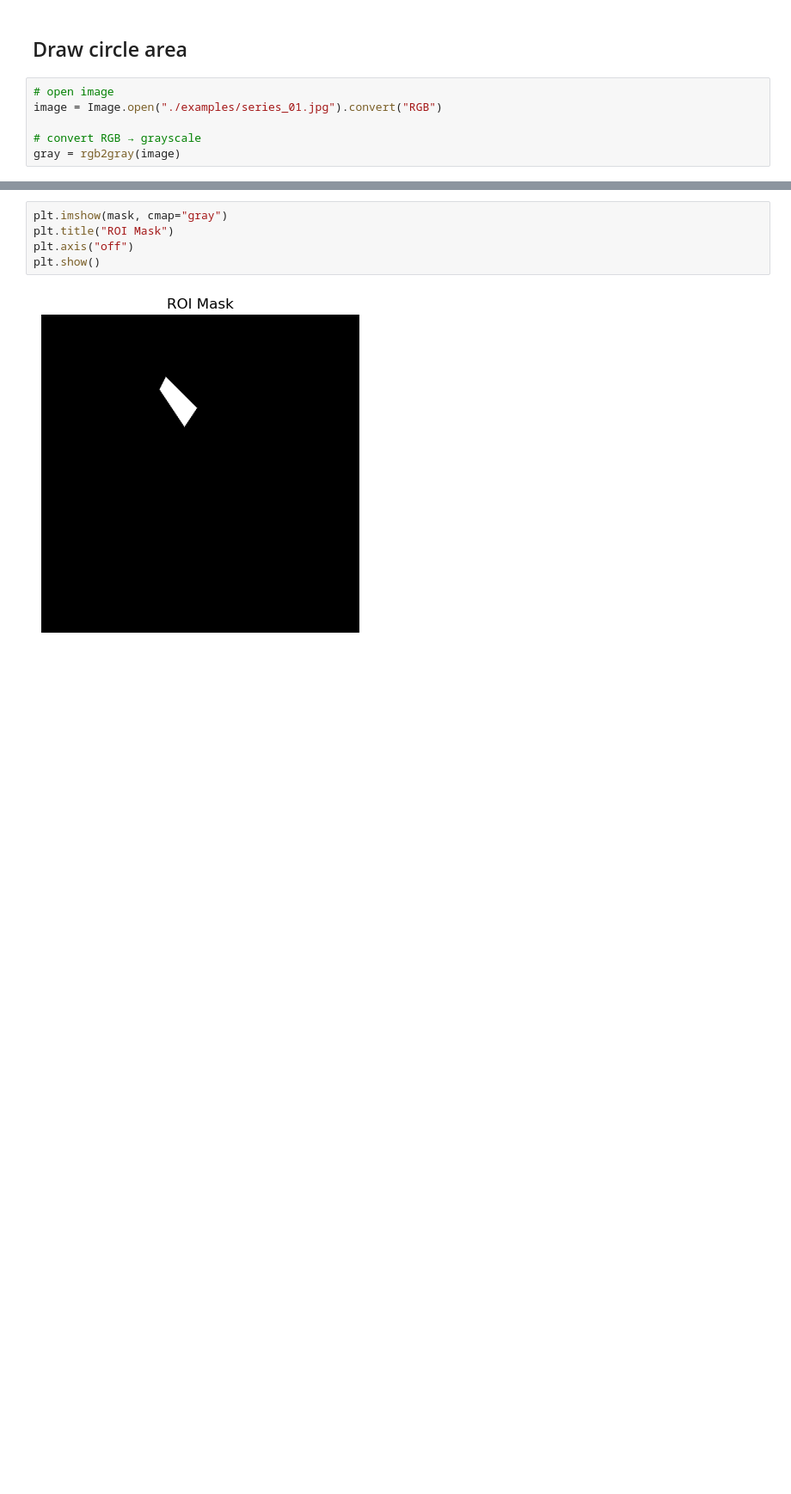
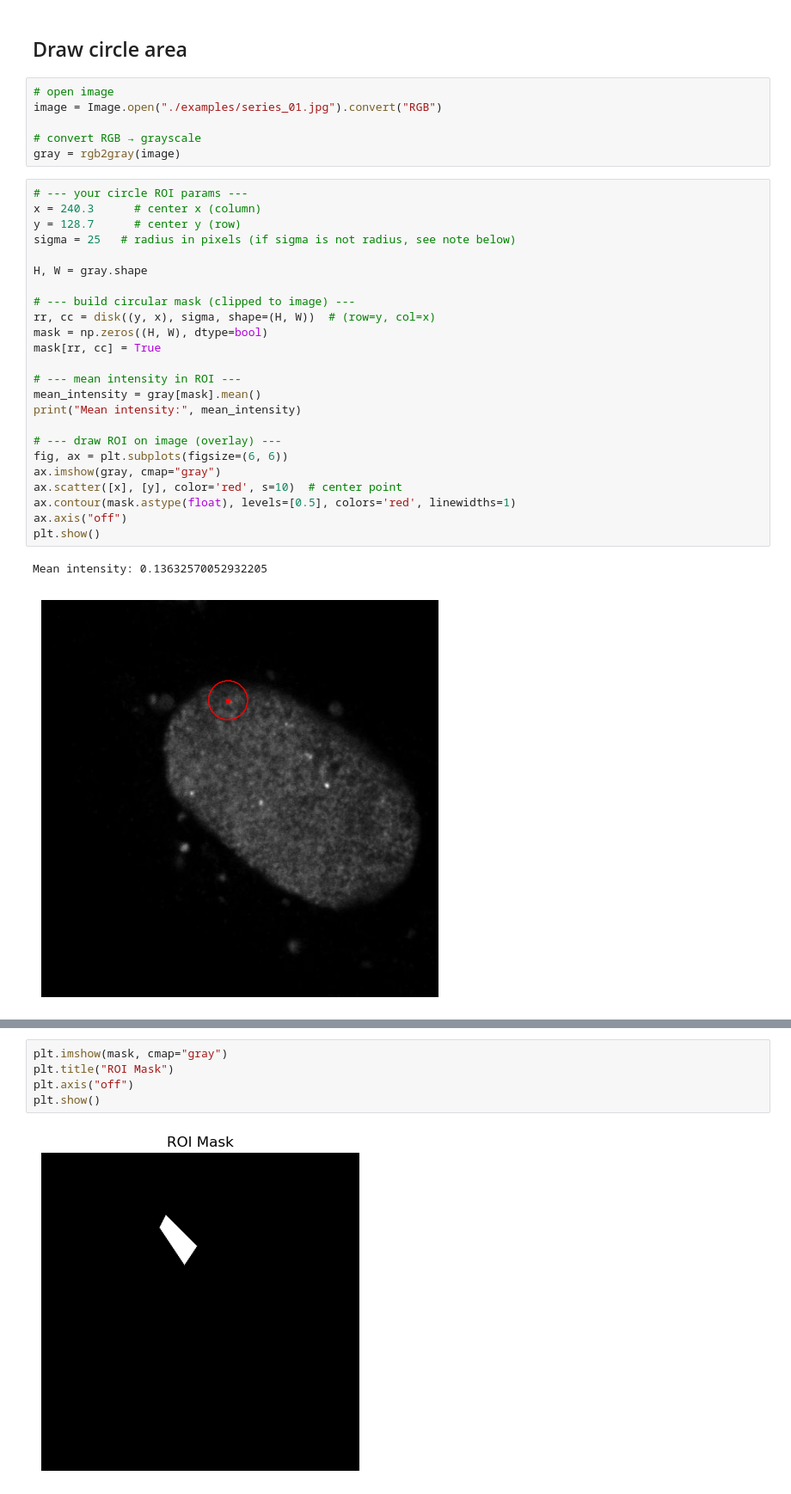
Before and after one commit to Lopatushka/LLPS, a Jupyter notebook: Kmean.ipynb, the cells around one changed output, grey strips where cells are left out. Shown at 86% size. Drawn from its saved outputs; the diff is of its cells as text; blank space fills up the shorter version.

Commit message:
draw circle ROI

```diff
--- a/Kmean.ipynb
+++ b/Kmean.ipynb
@@ -56,3 +56,30 @@ image = Image.open("./examples/series_01.jpg").convert("RGB")
 
 # convert RGB → grayscale
 gray = rgb2gray(image)
+# %%
+# --- your circle ROI params ---
+x = 240.3      # center x (column)
+y = 128.7      # center y (row)
+sigma = 25   # radius in pixels (if sigma is not radius, see note below)
+
+H, W = gray.shape
+
+# --- build circular mask (clipped to image) ---
+rr, cc = disk((y, x), sigma, shape=(H, W))  # (row=y, col=x)
+mask = np.zeros((H, W), dtype=bool)
+mask[rr, cc] = True
+
+# --- mean intensity in ROI ---
+mean_intensity = gray[mask].mean()
+print("Mean intensity:", mean_intensity)
+
+# --- draw ROI on image (overlay) ---
+fig, ax = plt.subplots(figsize=(6, 6))
+ax.imshow(gray, cmap="gray")
+ax.scatter([x], [y], color='red', s=10)  # center point
+ax.contour(mask.astype(float), levels=[0.5], colors='red', linewidths=1)
+ax.axis("off")
+plt.show()
+# %% [output]
+Mean intensity: 0.13632570052932205
+[figure, added]
```
Also changed, not shown: parts of 1 cell of this notebook.
